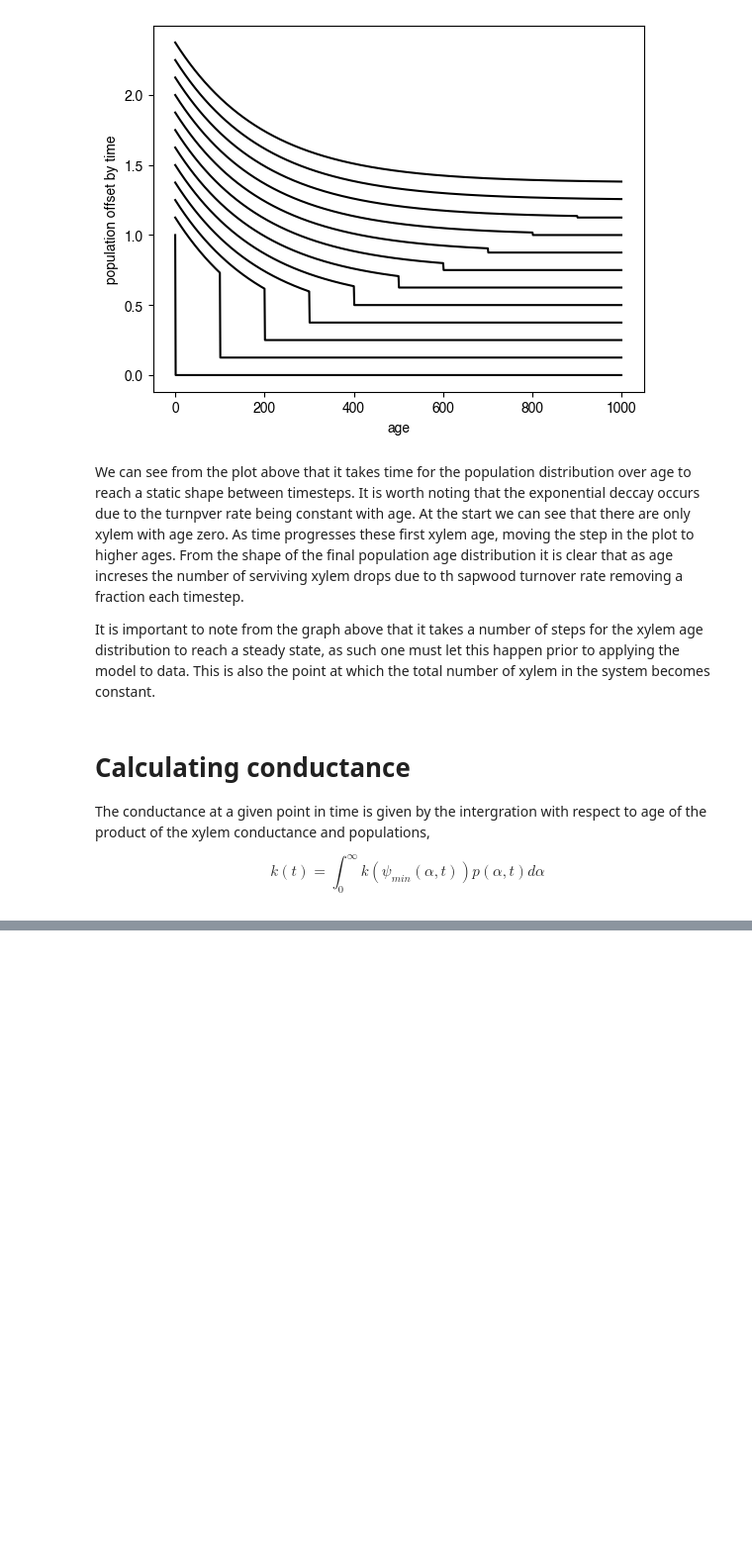
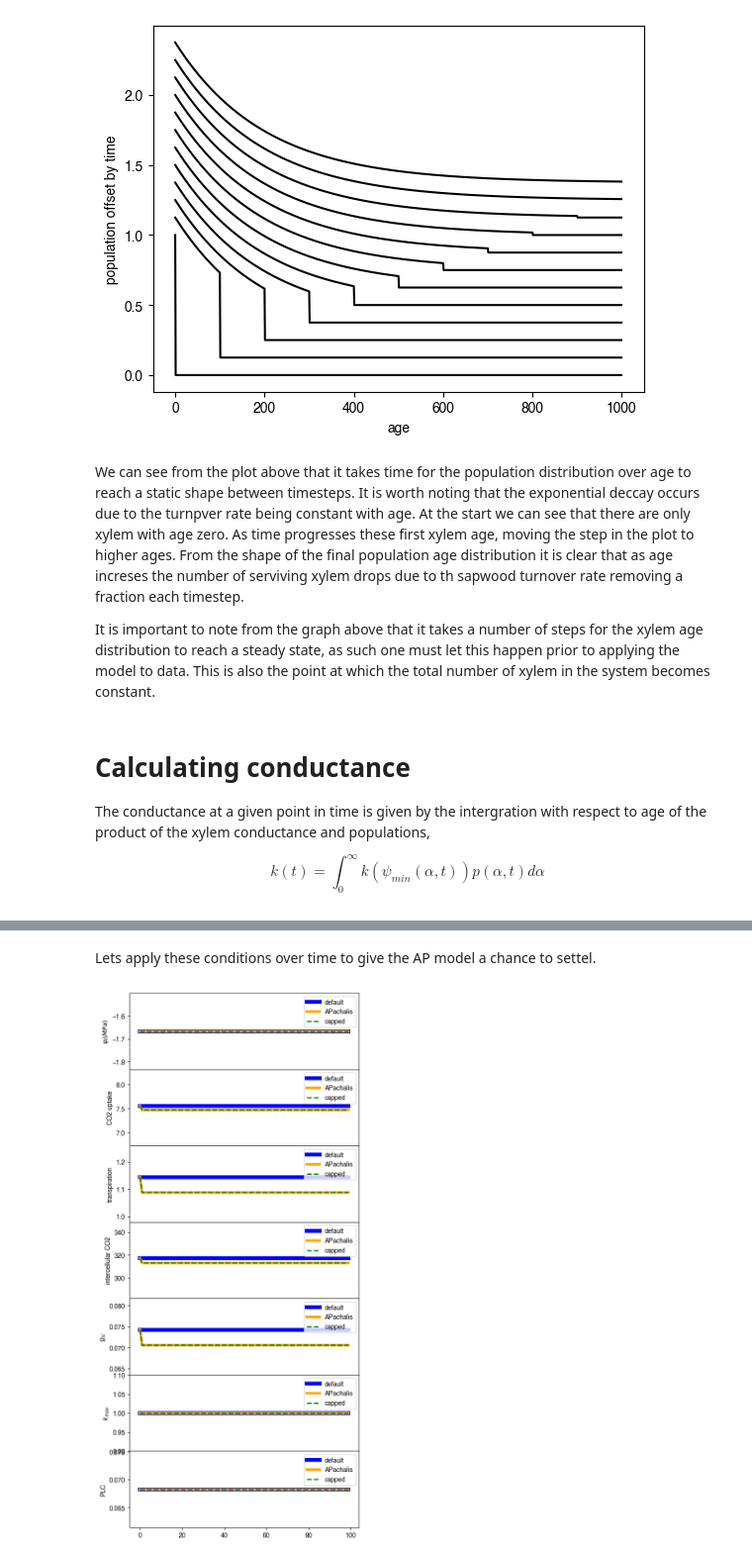
Before and after one commit to CaleBaguley/profit-optimisation-model, a Jupyter notebook: note books/Xylem_damage_APachalis_2023.ipynb, the cells around one changed output, grey strips where cells are left out. Shown: that part at 99% size. Drawn from its saved outputs; the diff is of its cells as text; code cells hidden in the pictures; blank space fills up the shorter version.

Commit message:
Added code to test model with the toy stomatal optimisation code.

```diff
--- a/note books/Xylem_damage_APachalis_2023.ipynb
+++ b/note books/Xylem_damage_APachalis_2023.ipynb
@@ -231,0 +341,2 @@ plt.show()
+# %%
+leaf_air_coupling_model = LeafAirCouplingModel()
@@ -231,0 +357,3 @@ plt.show()
+# %%
+CO2_gain_model = CO2GainModel(leaf_air_coupling_model,
+                              photosynthesis_model)
@@ -231,0 +399,17 @@ plt.show()
+# %%
+# Soil properties
+soil_water_potential = -0.5 # MPa
+
+# Temperature
+air_temperature = degrees_centigrade_to_kelvin(25.)
+
+# Transpiration drivers
+air_vapour_pressure_deficit = 1. # kPa
+air_pressure = 101.9 # kPa
+
+# Photosynthesis drivers
+atmospheric_CO2_concentration = 419. # (umol mol-1)
+photosynthetically_active_radiation = 500. #(umol m-2 s-1)
+intercellular_oxygen = 210.0 #(umol mol-1)
+# %% [markdown]
+Lets apply these conditions over time to give the AP model a chance to settel.
@@ -231,0 +457,44 @@ plt.show()
+# %%
+
+plot_y_labels = ["$\psi_l (MPa)$",
+                 "CO2 uptake",
+                 "transpiration",
+                 "intercellular CO2",
+                 "$g_{sc}$",
+                 "$k_{max}$",
+                 "PLC"]
+
+plot_values = [optimal_leaf_water_potential,
+               net_CO2_uptake,
+               transpiration_rate,
+               intercellular_CO2,
+               stomatal_conductance_to_CO2,
+               k_max,
+               PLC]
+
+# -- plot and format subfigures --
+fig, axs = plt.subplots(len(plot_values),1, sharex = True)
+
+for i in range(len(plot_values)):
+    for j in range(number_of_models):
+        axs[i].plot(time, plot_values[i][j],
+                    label = profit_optimisation_model_labels[j], ls = line_styles[j], linewidth = line_sizes[j], c = colours[j])
+    axs[i].set_ylabel(plot_y_labels[i])
+    axs[i].legend()
+
+    # Set limits
+    min_value = np.min(plot_values[i])
+    max_value = np.max(plot_values[i])
+
+    min_value -= 0.1*np.absolute(min_value)
+    max_value += 0.1*np.absolute(max_value)
+
+    axs[i].set_ylim(min_value, max_value)
+
+# -- Format figure --
+plt.subplots_adjust(wspace=0, hspace=0)
+fig.set_figheight(15)
+
+plt.show()
+# %% [output]
+[figure, added]
```
Also changed, not shown: parts of 22 cells of this notebook.
